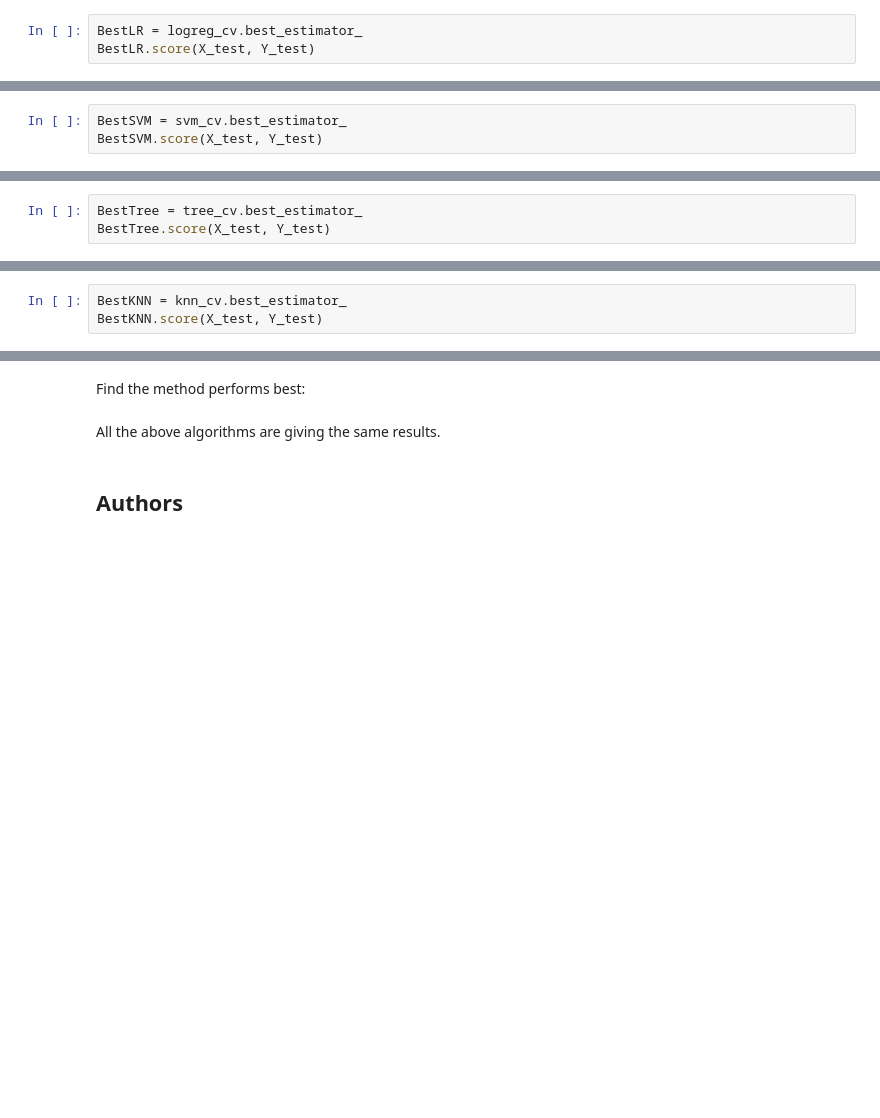
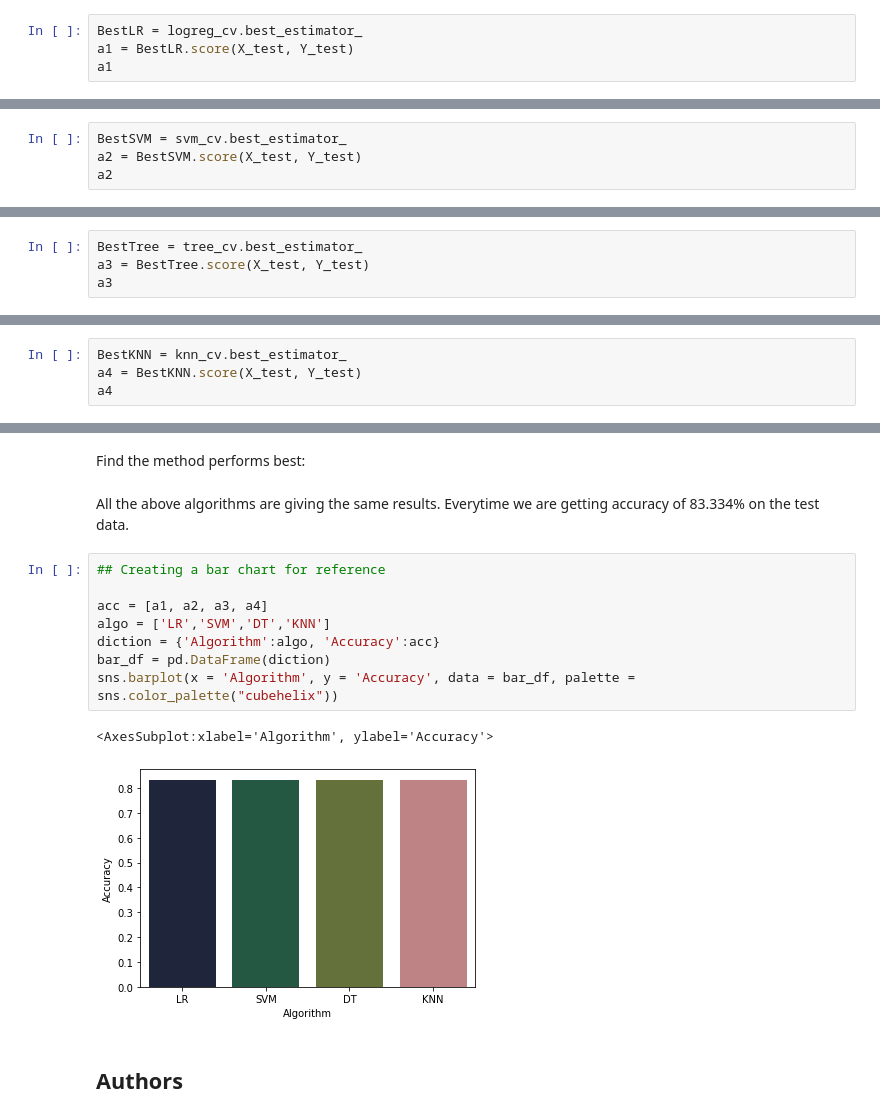
Before and after one commit to DarkDisaster/SpaceX-Launch, a Jupyter notebook: Machine Learning Prediction.ipynb, the cells around one changed output, grey strips where cells are left out. Saved outputs shown, nothing was run; the diff lists cells and outputs as text; blank space fills up the shorter version.

```diff
--- a/Machine Learning Prediction.ipynb
+++ b/Machine Learning Prediction.ipynb
@@ -203,7 +203,8 @@ accuracy : 0.8464285714285713
 Calculate the accuracy on the test data using the method <code>score</code>:
 # %%
 BestLR = logreg_cv.best_estimator_
-BestLR.score(X_test, Y_test)
+a1 = BestLR.score(X_test, Y_test)
+a1
 # %% [output]
 0.8333333333333334
 # %% [markdown]
@@ -246,7 +247,8 @@ accuracy : 0.8482142857142856
 Calculate the accuracy on the test data using the method <code>score</code>:
 # %%
 BestSVM = svm_cv.best_estimator_
-BestSVM.score(X_test, Y_test)
+a2 = BestSVM.score(X_test, Y_test)
+a2
 # %% [output]
 0.8333333333333334
 # %% [markdown]
@@ -292,7 +294,8 @@ accuracy : 0.8892857142857145
 Calculate the accuracy of tree_cv on the test data using the method <code>score</code>:
 # %%
 BestTree = tree_cv.best_estimator_
-BestTree.score(X_test, Y_test)
+a3 = BestTree.score(X_test, Y_test)
+a3
 # %% [output]
 0.8333333333333334
 # %% [markdown]
@@ -332,7 +335,8 @@ accuracy : 0.8482142857142858
 Calculate the accuracy of knn_cv on the test data using the method <code>score</code>:
 # %%
 BestKNN = knn_cv.best_estimator_
-BestKNN.score(X_test, Y_test)
+a4 = BestKNN.score(X_test, Y_test)
+a4
 # %% [output]
 0.8333333333333334
 # %% [markdown]
@@ -348,6 +352,18 @@ plot_confusion_matrix(Y_test,yhat)
 Find the method performs best:
 # %% [markdown]
 All the above algorithms are giving the same results.
+Everytime we are getting accuracy of 83.334% on the test data.
+# %%
+## Creating a bar chart for reference
+
+acc = [a1, a2, a3, a4]
+algo = ['LR','SVM','DT','KNN']
+diction = {'Algorithm':algo, 'Accuracy':acc}
+bar_df = pd.DataFrame(diction)
+sns.barplot(x = 'Algorithm', y = 'Accuracy', data = bar_df, palette = sns.color_palette("cubehelix"))
+# %% [output]
+<AxesSubplot:xlabel='Algorithm', ylabel='Accuracy'>
+[figure, added]
 # %% [markdown]
 ## Authors
 # %% [markdown]
```
Also changed, not shown: parts of 2 cells of this notebook.
